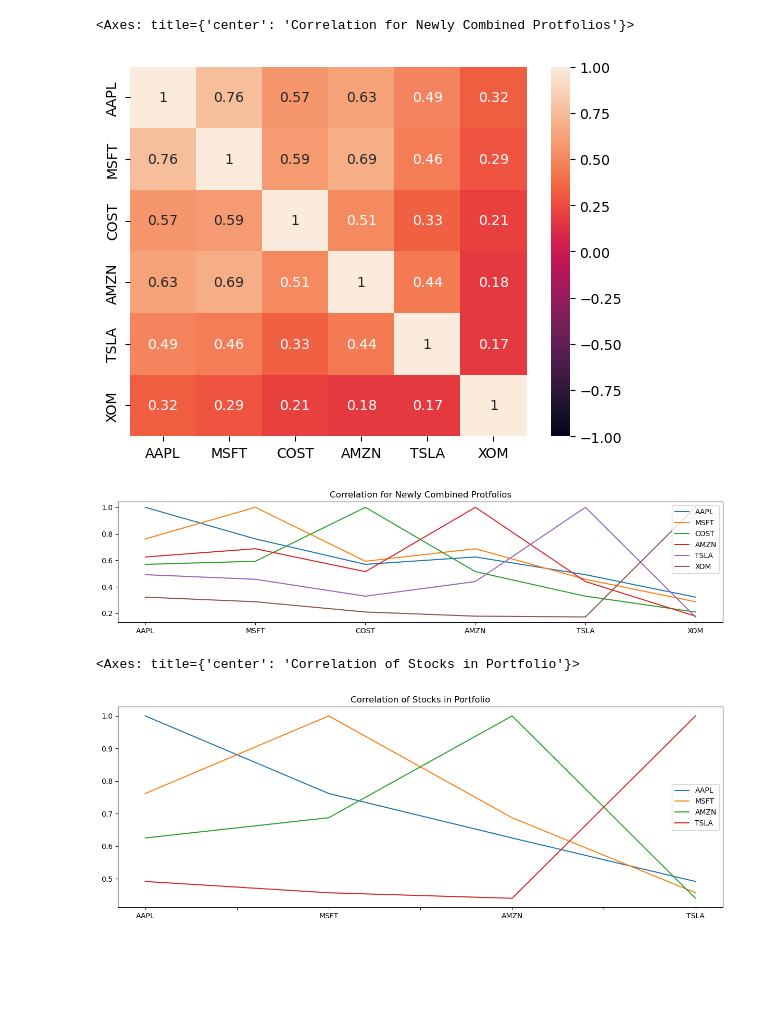
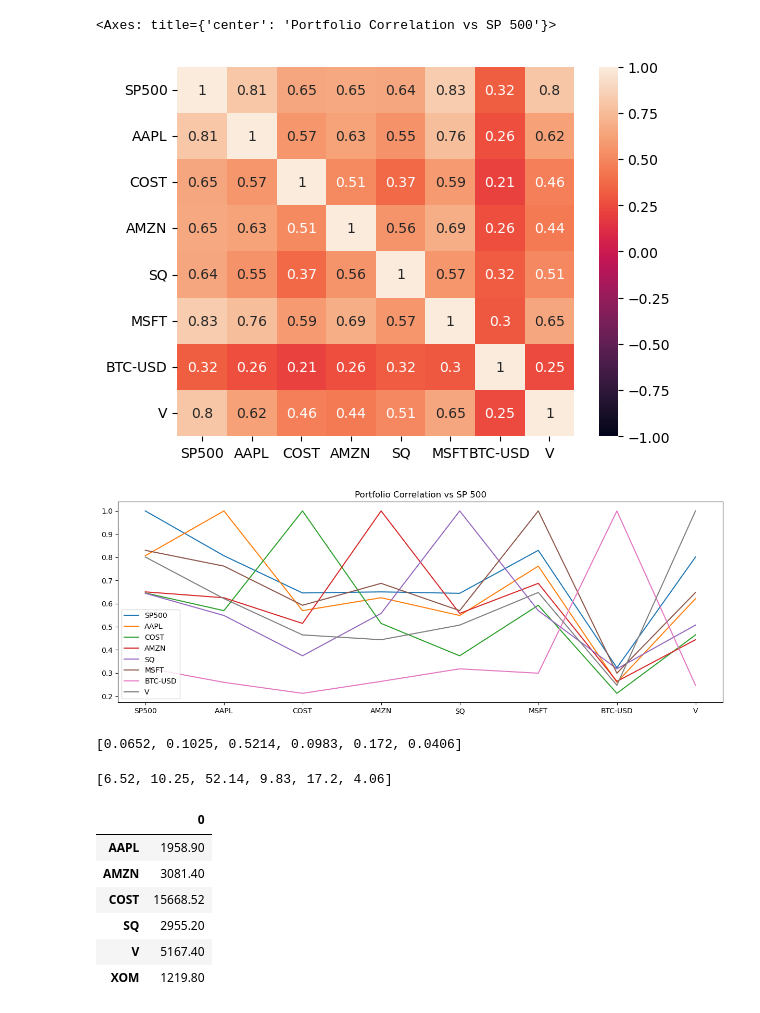
Before and after one commit to kerimux/InvestInspect, a Jupyter notebook: total_values-Copy1.ipynb, the cells around one changed output. Saved outputs shown, nothing was run; the diff lists cells and outputs as text; code cells hidden in the pictures; blank space fills up the shorter version.

```diff
--- a/total_values-Copy1.ipynb
+++ b/total_values-Copy1.ipynb
@@ -12,26 +16,28 @@ warnings.filterwarnings('ignore')
 # %%
-# Get portfolio information from a user, define period user analisys and fetch closing prices for a portfolio
+# Create empty disctionary of user's portfolio for analisys
 portfolio = {}
 
-# Get portfolio information. Using While True to run a loop
+# Get portfolio tickers and shares from a user, defined period user analysis and fetch closing prices for a portfolio.
+# Run Infinite loop "while True" to get as much stock tickers as user wishes to analysis and break when finished "Done".
+# Use input function for user interactions
 while True:
+
+#The use of upper() in the provided code is to convert the user-inputted stock symbol to uppercase letters.
     stock = input("Enter a stock symbol (or 'done' to finish): ").upper()
     if stock == 'DONE':
         break
     quantity = float(input(f"Enter the quantity of {stock}: "))
     portfolio[stock] = quantity
+
+# Locate and convert the ".keys()" and ".values()" in dictionary to the list.
 portfolio_tickers = list(portfolio.keys())
 stock_shares = list(portfolio.values())
+
+# Create empty disctionaty for historical_data to save all downloaded data.
+# Run "for" loop to iterate through each stock ticker in the list and download closing data in defined period of time.
 historical_data = {}
-
 for stock_symbol in portfolio.keys():
     stock_data = yf.download(stock_symbol, period="5y")
     historical_data[stock_symbol] = stock_data['Close']
-
-#Change dataframe to pandas
-historical_df = pd.DataFrame(historical_data)
-
-#Calculate portfolio daily returns and drop na
-portfolio_returns = historical_df.pct_change().dropna()
 # %% [output]
 Enter a stock symbol (or 'done' to finish):  aapl
@@ -153,7 +138,20 @@ portfolio_summary
 # %%
+# Fetch the closing data for Sp 500, Define period you wish to work with.
+sp500_data = yf.download('^GSPC',  period="5y")
+sp500_closing_prices = sp500_data['Close']
+
+# Convert to pandas DataFrame, Rename cloumn name to SP500.
+sp500_closing_prices = pd.DataFrame(sp500_closing_prices)
+sp500_closing_prices.columns = ['SP500']
+
+#  Calculate daily retuns of the Market and drop na.
+sp500_returns = sp500_closing_prices.pct_change().dropna()
+
+# Convert historical data of portfolio to pandas DataFrame and Calculate daily retuns of portfolio and drop na.
 historical_data = pd.DataFrame(historical_df)
+portfolio_returns = historical_data.pct_change().dropna()
 
-portfolio_returns = historical_data.pct_change().dropna()
-# Display the result
-portfolio_returns.iloc[1:]
+# Combine market and portfolio returns to one DataFrame.
+combined_returns = pd.merge(sp500_returns, portfolio_returns, on='Date')
+combined_returns
 # %% [output]
@@ -345,19 +317,31 @@ dtype: float64
 [interactive output not drawn]
 # %%
 # Calculate the correlation
-correlation_matrix = portfolio_returns.corr()
+correlation_matrix = combined_returns.corr()
 # Display de correlation matrix
 sns.heatmap(correlation_matrix, vmin=-1, vmax=1, annot=True)
-correlation_matrix.plot(figsize=(15,3), title='Correlation for Newly Combined Protfolios')
+correlation_matrix.plot(figsize=(15,5), title='Portfolio Correlation vs SP 500')
 # %% [output]
-<Axes: title={'center': 'Correlation for Newly Combined Protfolios'}>
+<Axes: title={'center': 'Portfolio Correlation vs SP 500'}>
-[figure, old version]
+[figure, new version]
-[figure, old version]
+[figure, new version]
-# %%
-# Calculate the correlation
-correlation = daily_returns.corr()
-# Plot the correlation
-correlation.plot(figsize=(15,5), title = 'Correlation of Stocks in Portfolio')
-# %% [output]
-<Axes: title={'center': 'Correlation of Stocks in Portfolio'}>
-[figure, removed]
+# %%
+portfolio_weights = [(percentage / 100) for percentage in portfolio_summary['Percentage'].tolist()]
+portfolio_weights
+# %% [output]
+[0.0652, 0.1025, 0.5214, 0.0983, 0.172, 0.0406]
+# %%
+stock_weights = portfolio_summary['Percentage'].tolist()
+stock_weights
+# %% [output]
+[6.52, 10.25, 52.14, 9.83, 17.2, 4.06]
+# %%
+each_stock_value
+# %% [output]
+|  | 0 |
+| AAPL | 1958.90 |
+| AMZN | 3081.40 |
+| COST | 15668.52 |
+| SQ | 2955.20 |
+| V | 5167.40 |
+| XOM | 1219.80 |
```
Also changed, not shown: parts of 24 cells of this notebook, 1 other file.
